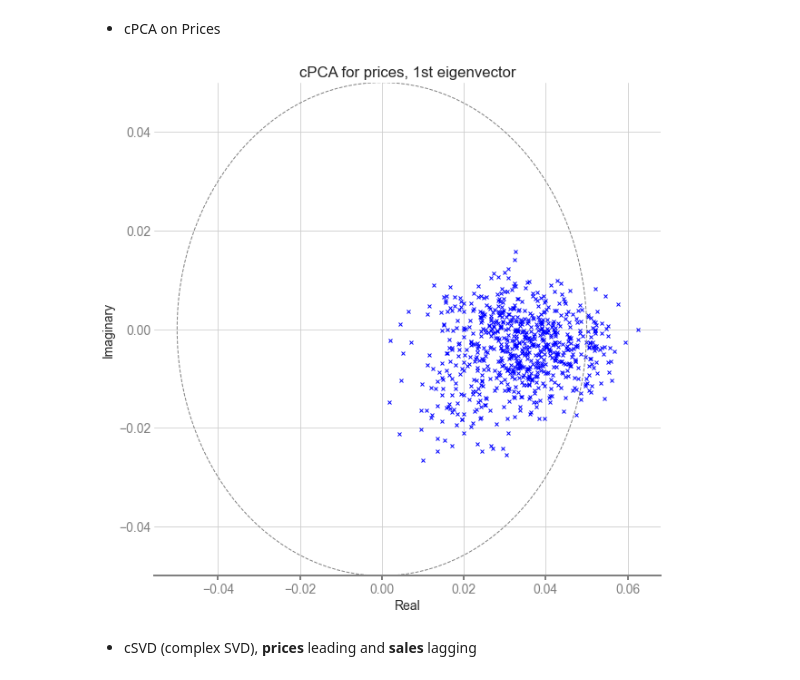
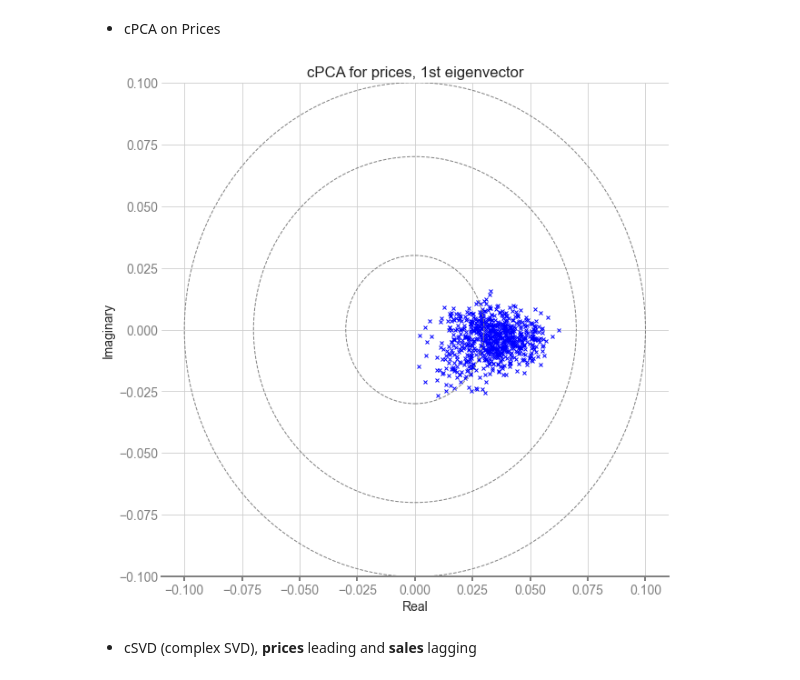
Before and after one commit to pietrobicocchi/hilbert_pca_svd, a Jupyter notebook: hilbert_pca_svd/hpca.ipynb, the cells around one changed output. Cells and saved outputs as stored; diff of their text form; code cells hidden in the pictures.

```diff
--- a/hilbert_pca_svd/hpca.ipynb
+++ b/hilbert_pca_svd/hpca.ipynb
@@ -220,9 +182,9 @@ plotting_complex_plane(eVec[:,0], title = "cPCA for sales, 1st eigenvector")
 # %%
 analytic_p = analytic_signal(prices)
 corr, eVal, eVec = complex_eigendecomposition(analytic_p)
-plotting_complex_plane(eVec[:,0], title = "cPCA for prices, 1st eigenvector")
+plotting_complex_plane(eVec[:,0], title = "cPCA for prices, 1st eigenvector", rad1=0.03, rad2=0.07, rad3=0.1)
 # %% [output]
-[figure, old version]
+[figure, new version]
 # %% [markdown]
 - cSVD (complex SVD), **prices** leading and **sales** lagging
 # %%
```
Also changed, not shown: parts of 34 cells of this notebook, 2 other files.
